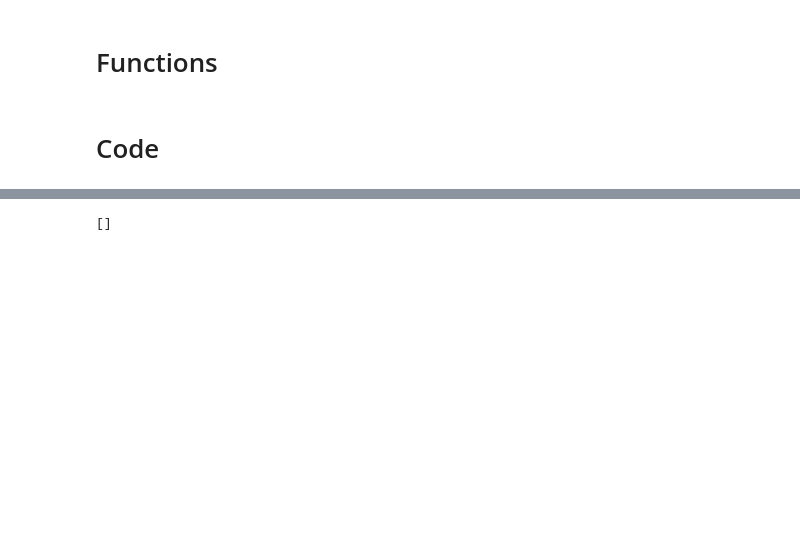
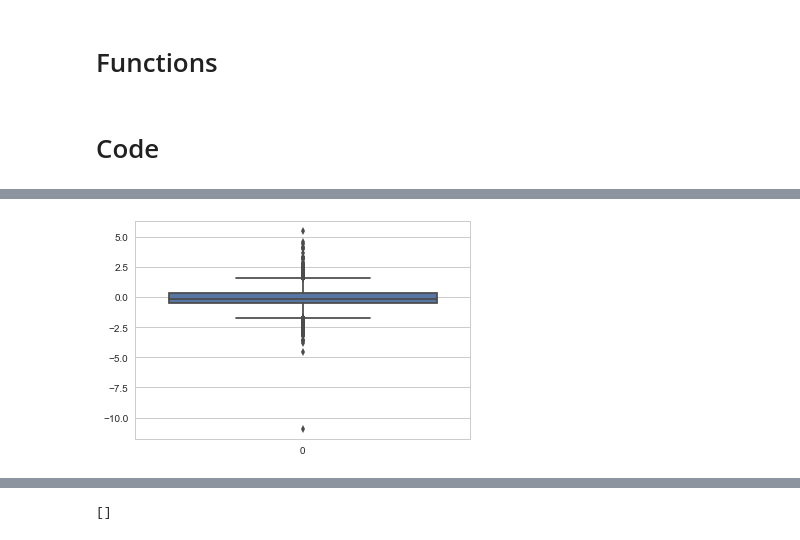
Before and after one commit to adornodev/TCC-Lunar, a Jupyter notebook: Python/PreProcessing.ipynb, the cells around one changed output, grey strips where cells are left out. Drawn from its saved outputs; the diff is of its cells as text; code cells hidden in the pictures; blank space fills up the shorter version.

```diff
--- a/Python/PreProcessing.ipynb
+++ b/Python/PreProcessing.ipynb
@@ -144,0 +275,9 @@ df_general['output'] = df_general['output'].fillna(default_output)
+# %%
+# Graph mode Outliers detection
+%matplotlib inline
+import seaborn as sns
+sns.set(style="whitegrid", color_codes=True)
+#iris = sns.load_dataset("iris")
+sns.boxplot(data=df_general['accelerometer_X']);
+# %% [output]
+[figure, added]
```
Also changed, not shown: parts of 9 cells of this notebook.
